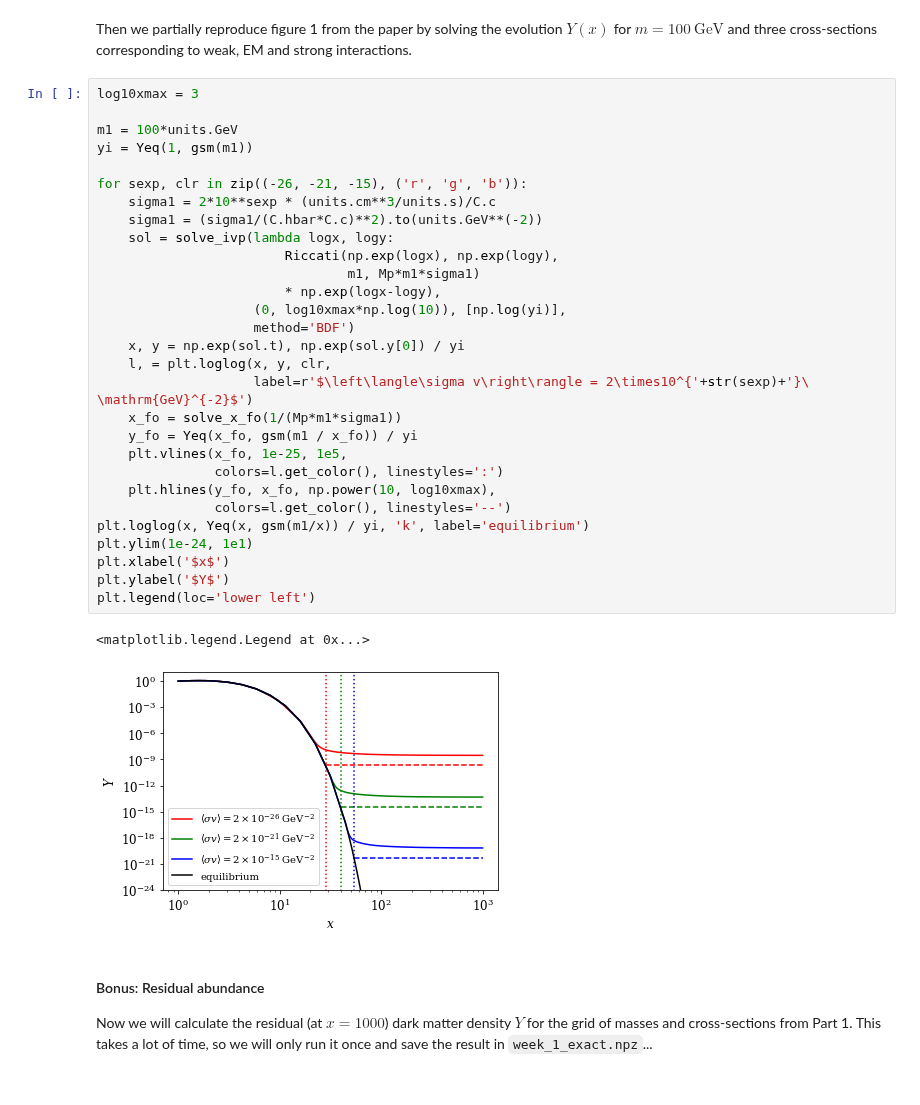
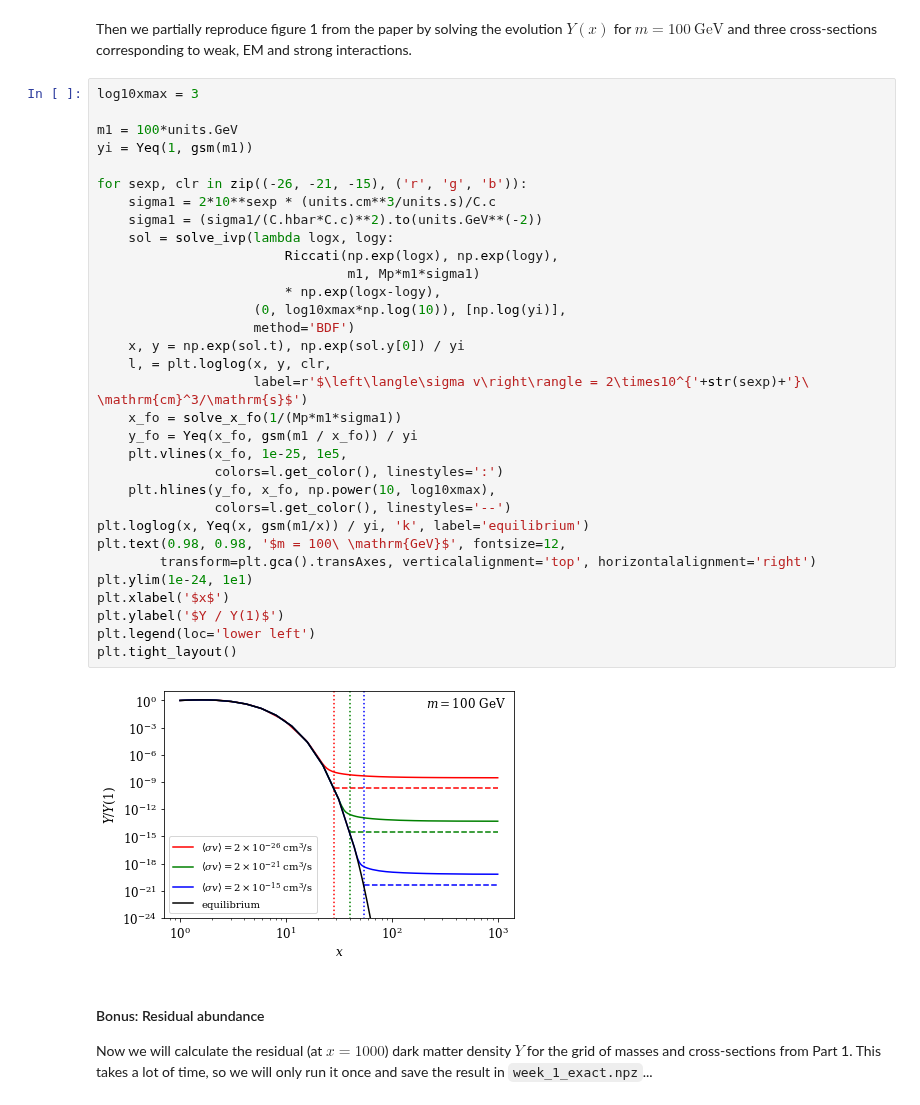
Before and after one commit to adam-coogan/gss19_sterile_nus, a Jupyter notebook: notebooks/week_1.ipynb, the cells around one changed output. Drawn from its saved outputs; the diff is of its cells as text.

```diff
--- a/notebooks/week_1.ipynb
+++ b/notebooks/week_1.ipynb
@@ -184,35 +184,37 @@ Then we partially reproduce figure 1 from the paper by solving the evolution $Y(
 # %%
 log10xmax = 3
 
 m1 = 100*units.GeV
 yi = Yeq(1, gsm(m1))
 
 for sexp, clr in zip((-26, -21, -15), ('r', 'g', 'b')):
     sigma1 = 2*10**sexp * (units.cm**3/units.s)/C.c
     sigma1 = (sigma1/(C.hbar*C.c)**2).to(units.GeV**(-2))
     sol = solve_ivp(lambda logx, logy:
                         Riccati(np.exp(logx), np.exp(logy),
                                 m1, Mp*m1*sigma1)
                         * np.exp(logx-logy),
                     (0, log10xmax*np.log(10)), [np.log(yi)],
                     method='BDF')
     x, y = np.exp(sol.t), np.exp(sol.y[0]) / yi
     l, = plt.loglog(x, y, clr,
-                    label=r'$\left\langle\sigma v\right\rangle = 2\times10^{'+str(sexp)+'}\ \mathrm{GeV}^{-2}$')
+                    label=r'$\left\langle\sigma v\right\rangle = 2\times10^{'+str(sexp)+'}\ \mathrm{cm}^3/\mathrm{s}$')
     x_fo = solve_x_fo(1/(Mp*m1*sigma1))
     y_fo = Yeq(x_fo, gsm(m1 / x_fo)) / yi
     plt.vlines(x_fo, 1e-25, 1e5,
                colors=l.get_color(), linestyles=':')
     plt.hlines(y_fo, x_fo, np.power(10, log10xmax),
                colors=l.get_color(), linestyles='--')
 plt.loglog(x, Yeq(x, gsm(m1/x)) / yi, 'k', label='equilibrium')
+plt.text(0.98, 0.98, '$m = 100\ \mathrm{GeV}$', fontsize=12,
+        transform=plt.gca().transAxes, verticalalignment='top', horizontalalignment='right')
 plt.ylim(1e-24, 1e1)
 plt.xlabel('$x$')
-plt.ylabel('$Y$')
+plt.ylabel('$Y / Y(1)$')
 plt.legend(loc='lower left')
+plt.tight_layout()
 # %% [output]
-<matplotlib.legend.Legend at 0x...>
-[figure, old version]
+[figure, new version]
 # %% [markdown]
 #### Bonus: Residual abundance
 Now we will calculate the residual (at $x=1000$) dark matter density $Y$ for the grid of masses and cross-sections from Part 1. This takes a lot of time, so we will only run it once and save the result in `week_1_exact.npz`...
```
Also changed, not shown: parts of 7 cells of this notebook.
